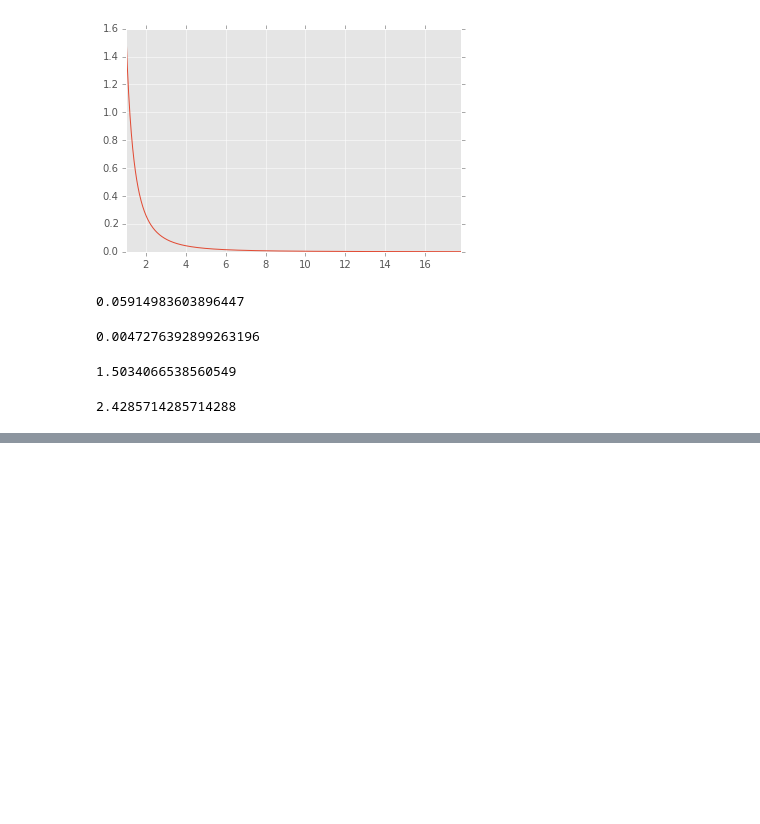
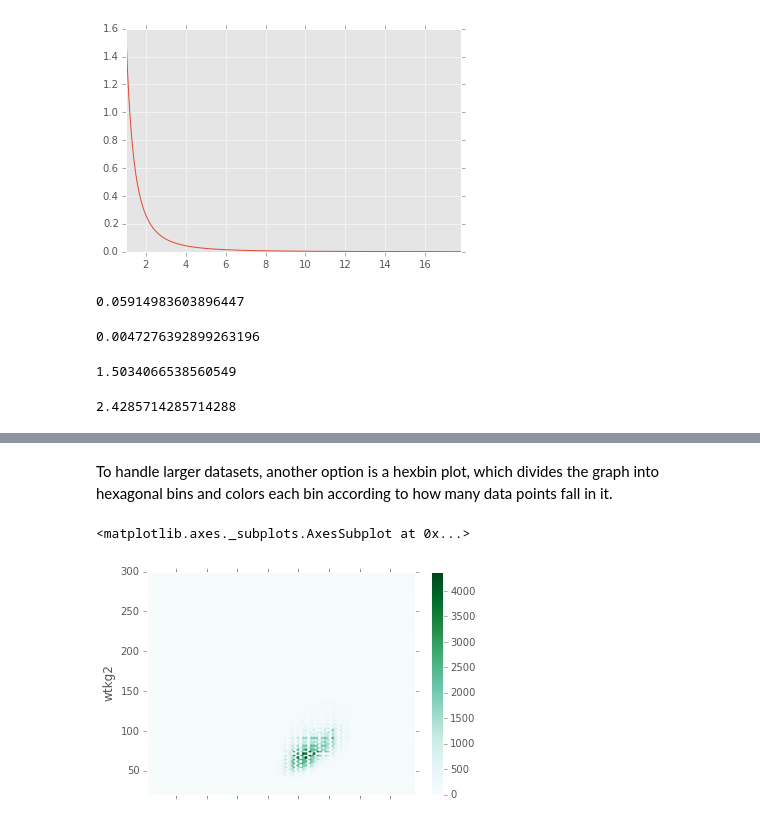
Before and after one commit to doolingdavid/ThinkStats2, a Jupyter notebook: code/notes.ipynb, the cells around one changed output, grey strips where cells are left out. Saved outputs shown, nothing was run; the diff lists cells and outputs as text; code cells hidden in the pictures; blank space fills up the shorter version.

```diff
--- a/code/notes.ipynb
+++ b/code/notes.ipynb
@@ -2214,0 +2576,7 @@ dist.mean()
+# %% [markdown]
+To handle larger datasets, another option is a hexbin plot, which divides the graph into hexagonal bins and colors each bin according to how many data points fall in it.
+# %%
+df.plot.hexbin(x='htm3',y='wtkg2')
+# %% [output]
+<matplotlib.axes._subplots.AxesSubplot at 0x...>
+[figure, added]
```
Also changed, not shown: parts of 24 cells of this notebook.
